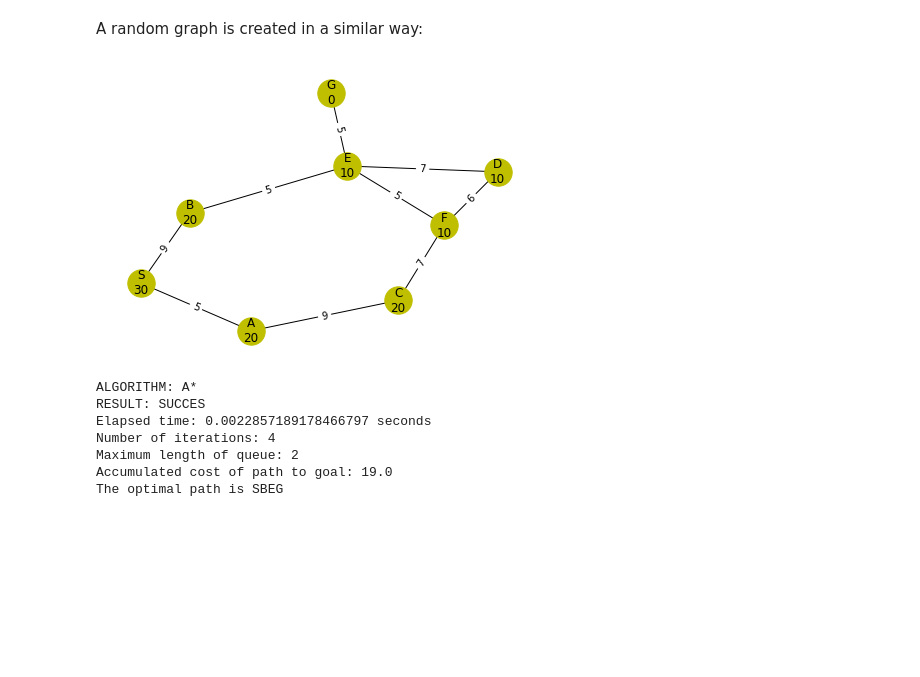
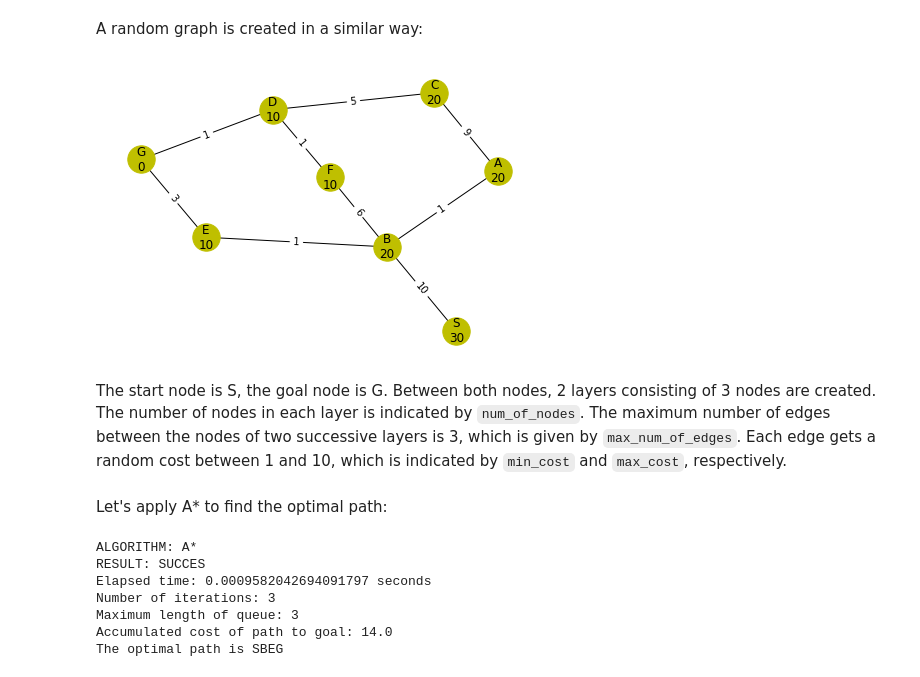
Before and after one commit to alouwyck/SearchExerciser, a Jupyter notebook: 0_search_exerciser_quick_start.ipynb, the cells around one changed output. Saved outputs shown, nothing was run; the diff lists cells and outputs as text; code cells hidden in the pictures; blank space fills up the shorter version.

Commit message:
updating the 'quick start' notebook

```diff
--- a/0_search_exerciser_quick_start.ipynb
+++ b/0_search_exerciser_quick_start.ipynb
@@ -301,17 +302,23 @@ Maximum length of queue: 6
 # %% [markdown]
 A random graph is created in a similar way:
 # %%
-random_graph = Graph.create_random(num_of_nodes=[3, 3], max_num_of_edges=3, seed=2022)
+random_graph = Graph.create_random(num_of_nodes=[3, 3], max_num_of_edges=3,
+                                   min_cost=1, max_cost=10,
+                                   seed=2022)  # random seed is optional
 random_graph.plot()
 # %% [output]
-[figure, old version]
+[figure, new version]
+# %% [markdown]
+The start node is S, the goal node is G. Between both nodes, 2 layers consisting of 3 nodes are created. The number of nodes in each layer is indicated by `num_of_nodes`. The maximum number of edges between the nodes of two successive layers is 3, which is given by `max_num_of_edges`. Each edge gets a random cost between 1 and 10, which is indicated by `min_cost` and `max_cost`, respectively.
+# %% [markdown]
+Let's apply A* to find the optimal path:
 # %%
 print("The optimal path is", random_graph.search(AS))
 # %% [output]
 ALGORITHM: A*
 RESULT: SUCCES
-Elapsed time: 0.0022857189178466797 seconds
-Number of iterations: 4
-Maximum length of queue: 2
-Accumulated cost of path to goal: 19.0
+Elapsed time: 0.0009582042694091797 seconds
+Number of iterations: 3
+Maximum length of queue: 3
+Accumulated cost of path to goal: 14.0
 The optimal path is SBEG
```
Also changed, not shown: parts of 13 cells of this notebook.
